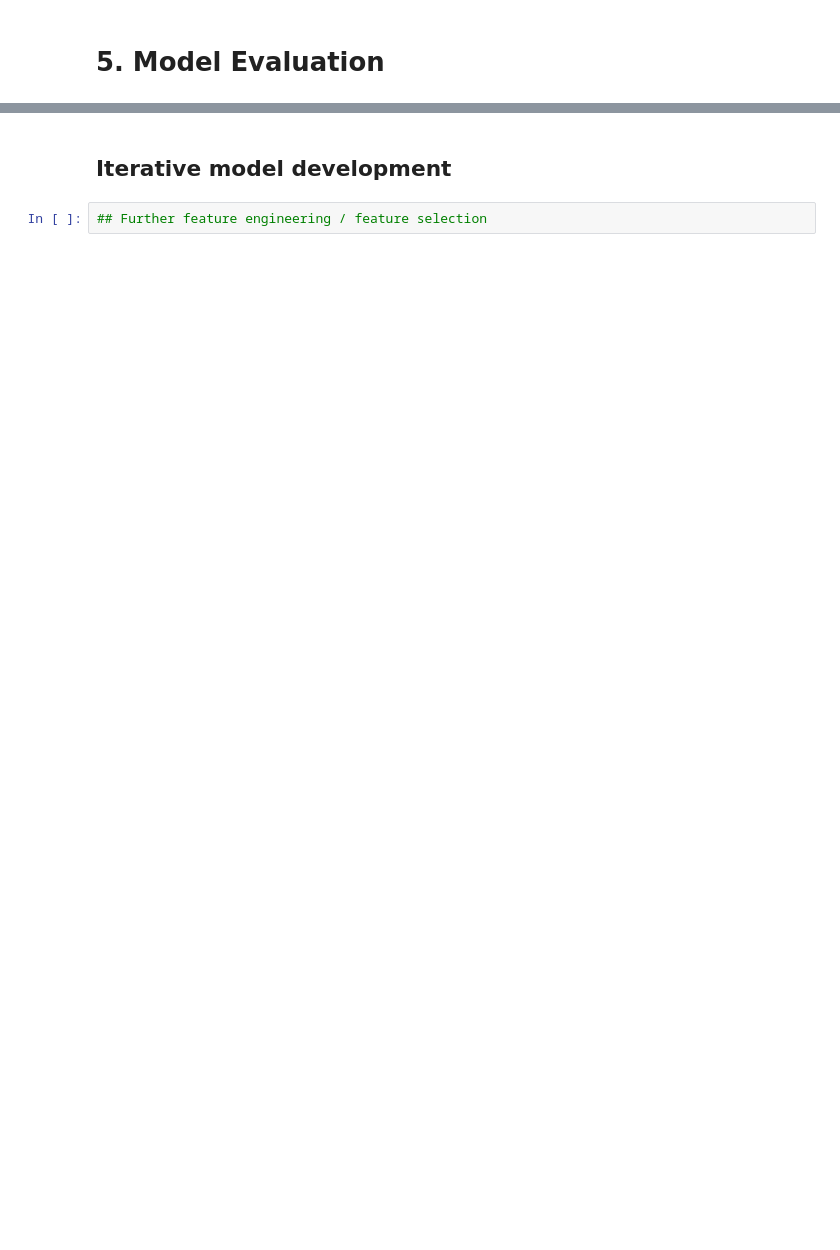
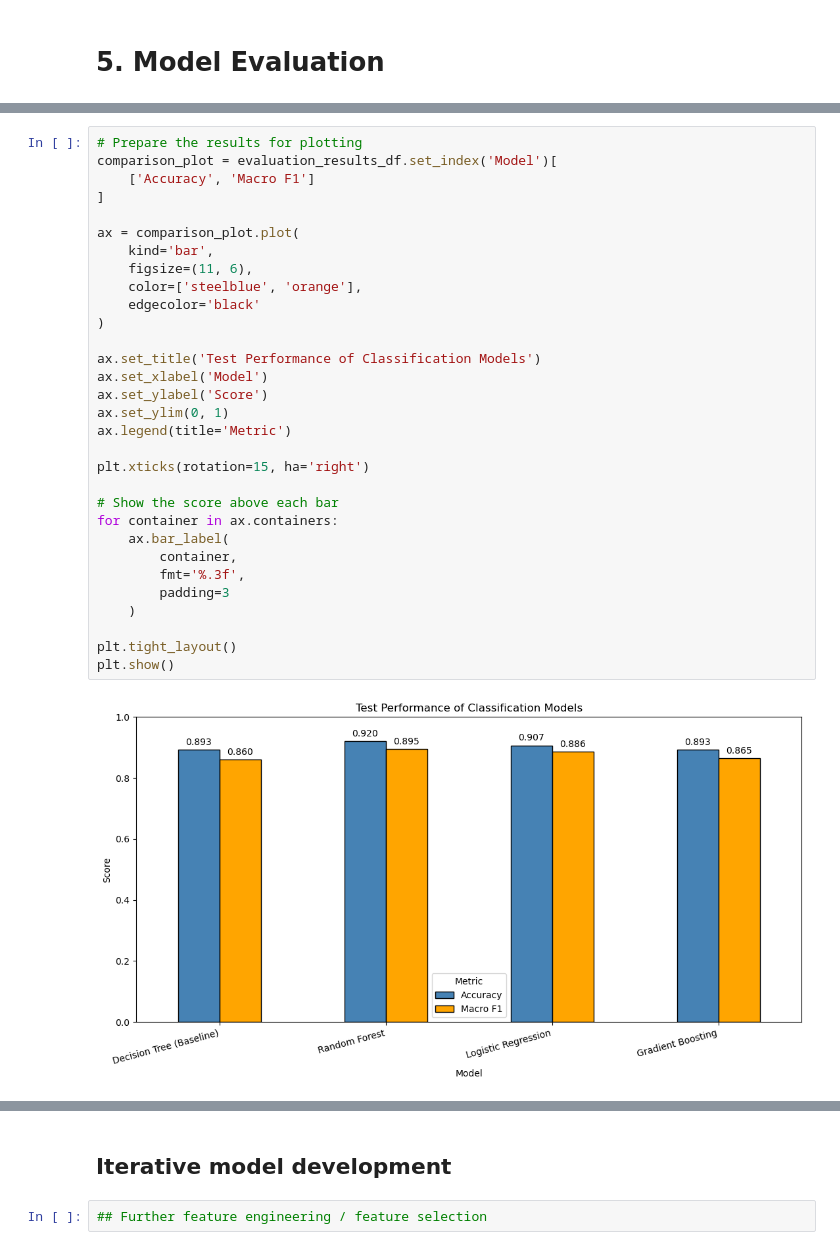
Before and after one commit to ShiroiYukiis/mldp, a Jupyter notebook: MLDP Program Codes Submission Template.ipynb, the cells around one changed output, grey strips where cells are left out. Saved outputs shown, nothing was run; the diff lists cells and outputs as text; blank space fills up the shorter version.

Commit message:
trained and compared models

```diff
--- a/MLDP Program Codes Submission Template.ipynb
+++ b/MLDP Program Codes Submission Template.ipynb
@@ -825,0 +977,33 @@ A random state of 42 was used so that the same split can be reproduced. The test
+# %%
+# Prepare the results for plotting
+comparison_plot = evaluation_results_df.set_index('Model')[
+    ['Accuracy', 'Macro F1']
+]
+
+ax = comparison_plot.plot(
+    kind='bar',
+    figsize=(11, 6),
+    color=['steelblue', 'orange'],
+    edgecolor='black'
+)
+
+ax.set_title('Test Performance of Classification Models')
+ax.set_xlabel('Model')
+ax.set_ylabel('Score')
+ax.set_ylim(0, 1)
+ax.legend(title='Metric')
+
+plt.xticks(rotation=15, ha='right')
+
+# Show the score above each bar
+for container in ax.containers:
+    ax.bar_label(
+        container,
+        fmt='%.3f',
+        padding=3
+    )
+
+plt.tight_layout()
+plt.show()
+# %% [output]
+[figure, added]
```
Also changed, not shown: parts of 17 cells of this notebook.
